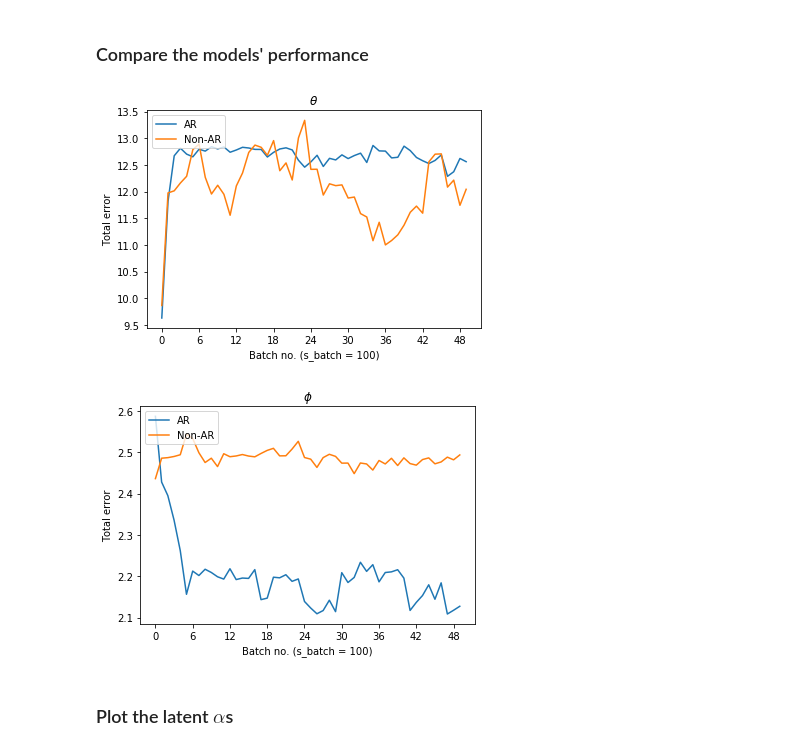
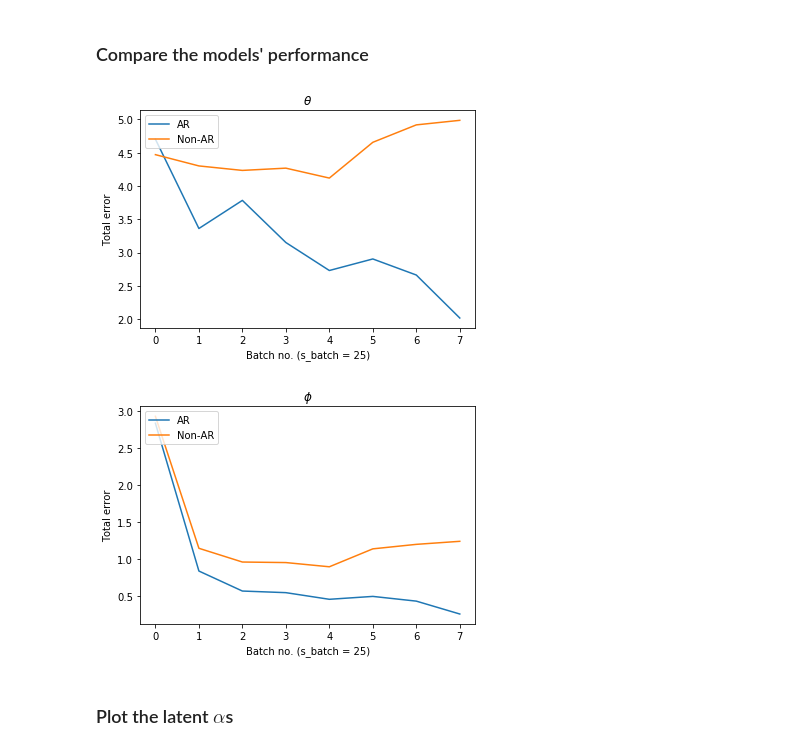
Before and after one commit to perdaug/ssmsi, a Jupyter notebook: notebooks/experiments/assess_synthethic-corpus.ipynb, the cells around one changed output. Saved outputs shown, nothing was run; the diff lists cells and outputs as text; code cells hidden in the pictures.

```diff
--- a/notebooks/experiments/assess_synthethic-corpus.ipynb
+++ b/notebooks/experiments/assess_synthethic-corpus.ipynb
@@ -39,7 +39,7 @@ clf_nonar = DTM_Alpha(K=K, sigma_0_sq=var_init, sigma_sq=var_basic,
 '''
 Defining the fitting parameters
 '''
-n_it = 5000
+n_it = 250
 n_it_add = 0
 n_burn_it = 0
 PATH_OUT_PLOTS = PATH_HOME + 'data/models/{}/plots/it-{}/'.format(name_corpus, n_it + n_it_add)
@@ -110,15 +110,15 @@ pkl.dump(vars_nonar, open(PATH_OUT_MODEL + name_nonar, 'wb'))
 # %% [markdown]
 ### Compare the models' performance
 # %%
-s_batch = 100
+s_batch = 25
 performance_ar = helper_experiment.calculate_performance(alpha_init=alpha_init, beta_init=beta_init,
                                                          theta_init=theta_init, clf=clf_ar, s_batch=s_batch)
 performance_nonar = helper_experiment.calculate_performance(alpha_init=alpha_init, beta_init=beta_init,
                                                             theta_init=theta_init, clf=clf_nonar, s_batch=s_batch)
 visualiser_corpus.compare_performances(performance_ar, performance_nonar, s_batch)
 # %% [output]
-[figure, old version]
+[figure, new version]
-[figure, old version]
+[figure, new version]
 # %% [markdown]
 ### Plot the latent $\alpha$s
 # %%
```
Also changed, not shown: parts of 3 cells of this notebook, 12 other files.
